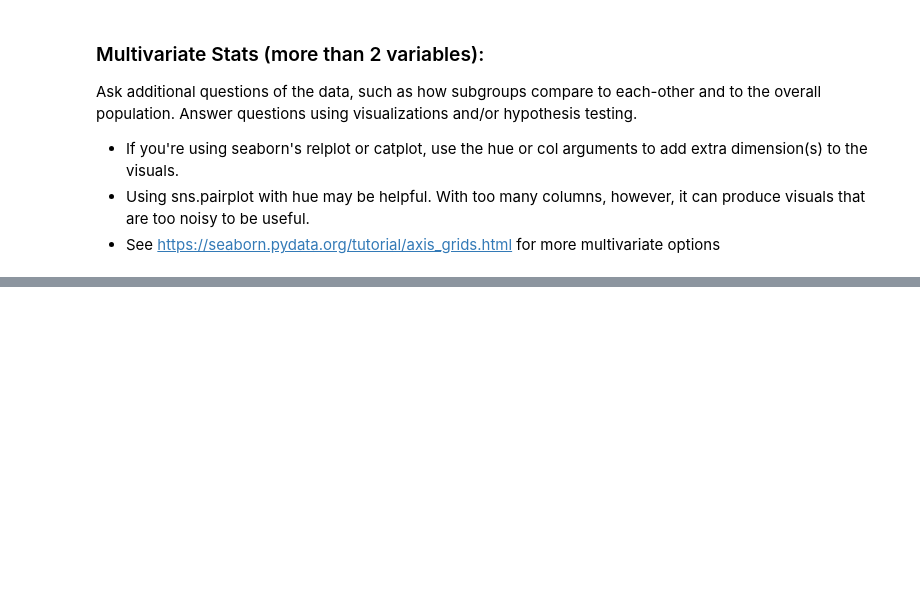
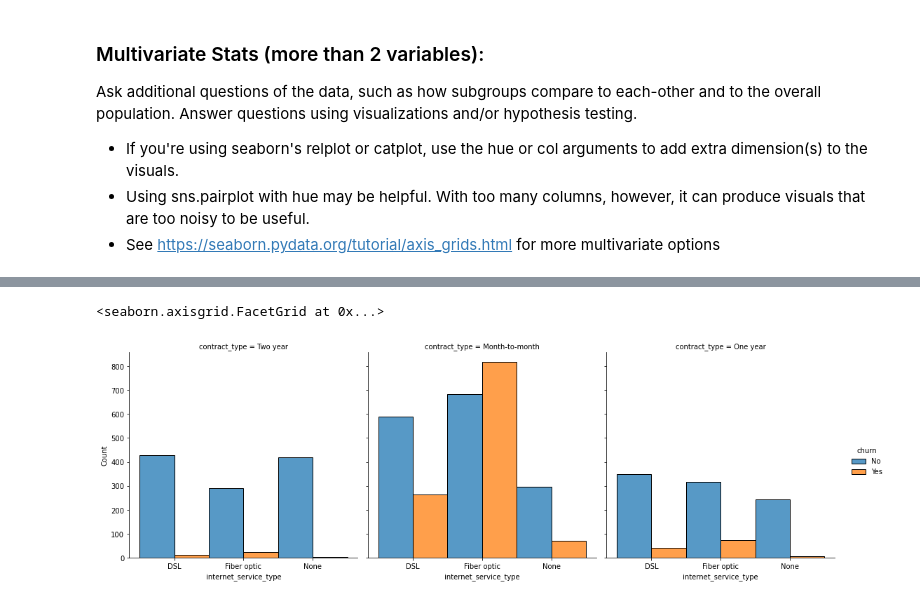
Before and after one commit to Cayt-Schlichting/example-classification-project, a Jupyter notebook: eda.ipynb, the cells around one changed output, grey strips where cells are left out. Cells and saved outputs as stored; diff of their text form; code cells hidden in the pictures; blank space fills up the shorter version.

```diff
--- a/eda.ipynb
+++ b/eda.ipynb
@@ -193,0 +267,6 @@ Ask additional questions of the data, such as how subgroups compare to each-othe
+# %%
+#internet type and contract type
+sns.displot(data=tr_eda,x='internet_service_type',hue='churn',col='contract_type',multiple='dodge')
+# %% [output]
+<seaborn.axisgrid.FacetGrid at 0x...>
+[figure, added]
```
Also changed, not shown: parts of 40 cells of this notebook.
